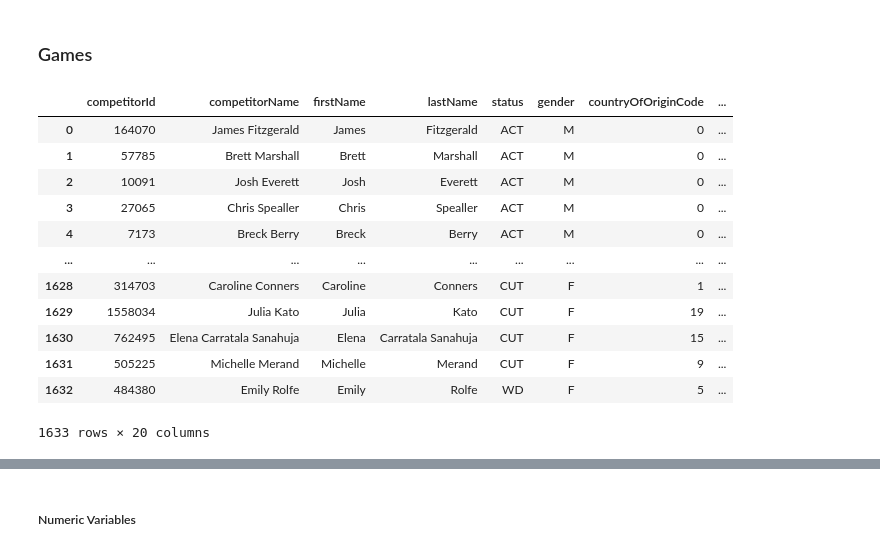
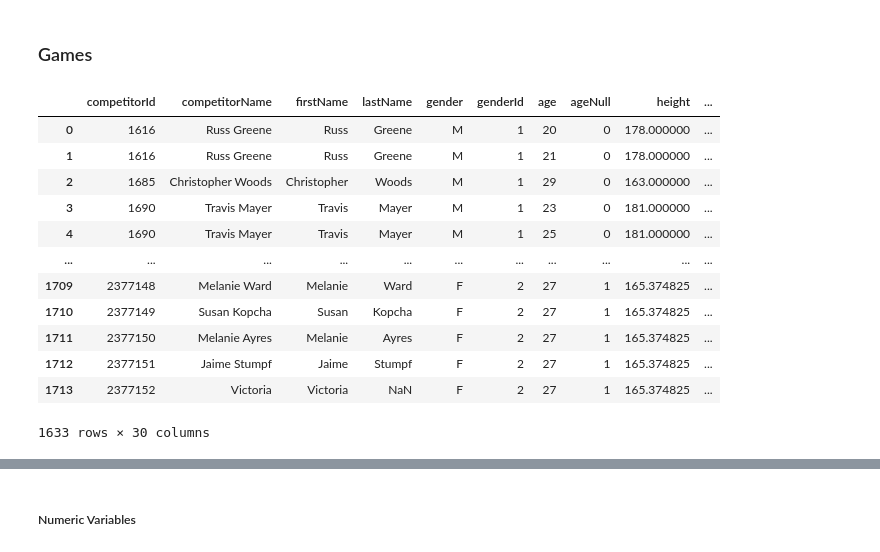
Before and after one commit to tgomesjuliana/ds-crossfit-games-competitions, a Jupyter notebook: data_analysis.ipynb, the cells around one changed output, grey strips where cells are left out. Drawn from its saved outputs; the diff is of its cells as text; code cells hidden in the pictures.

```diff
--- a/data_analysis.ipynb
+++ b/data_analysis.ipynb
@@ -19,17 +16,17 @@ df_games_conso = df_games_conso[df_games_conso['year'] != 2023]
-# %%
-df_games_conso
-# %% [output]
-|  | competitorId | competitorName | firstName | lastName | status | gender | countryOfOriginCode | ... |
-| 0 | 164070 | James Fitzgerald | James | Fitzgerald | ACT | M | 0 | ... |
-| 1 | 57785 | Brett Marshall | Brett | Marshall | ACT | M | 0 | ... |
-| 2 | 10091 | Josh Everett | Josh | Everett | ACT | M | 0 | ... |
-| 3 | 27065 | Chris Spealler | Chris | Spealler | ACT | M | 0 | ... |
-| 4 | 7173 | Breck Berry | Breck | Berry | ACT | M | 0 | ... |
-| ... | ... | ... | ... | ... | ... | ... | ... | ... |
-| 1628 | 314703 | Caroline Conners | Caroline | Conners | CUT | F | 1 | ... |
-| 1629 | 1558034 | Julia Kato | Julia | Kato | CUT | F | 19 | ... |
-| 1630 | 762495 | Elena Carratala Sanahuja | Elena | Carratala Sanahuja | CUT | F | 15 | ... |
-| 1631 | 505225 | Michelle Merand | Michelle | Merand | CUT | F | 9 | ... |
-| 1632 | 484380 | Emily Rolfe | Emily | Rolfe | WD | F | 5 | ... |
-1633 rows × 20 columns
+# %%
+df_games_and_open
+# %% [output]
+|  | competitorId | competitorName | firstName | lastName | gender | genderId | age | ageNull | height | ... |
+| 0 | 1616 | Russ Greene | Russ | Greene | M | 1 | 20 | 0 | 178.000000 | ... |
+| 1 | 1616 | Russ Greene | Russ | Greene | M | 1 | 21 | 0 | 178.000000 | ... |
+| 2 | 1685 | Christopher Woods | Christopher | Woods | M | 1 | 29 | 0 | 163.000000 | ... |
+| 3 | 1690 | Travis Mayer | Travis | Mayer | M | 1 | 23 | 0 | 181.000000 | ... |
+| 4 | 1690 | Travis Mayer | Travis | Mayer | M | 1 | 25 | 0 | 181.000000 | ... |
+| ... | ... | ... | ... | ... | ... | ... | ... | ... | ... | ... |
+| 1709 | 2377148 | Melanie Ward | Melanie | Ward | F | 2 | 27 | 1 | 165.374825 | ... |
+| 1710 | 2377149 | Susan Kopcha | Susan | Kopcha | F | 2 | 27 | 1 | 165.374825 | ... |
+| 1711 | 2377150 | Melanie Ayres | Melanie | Ayres | F | 2 | 27 | 1 | 165.374825 | ... |
+| 1712 | 2377151 | Jaime Stumpf | Jaime | Stumpf | F | 2 | 27 | 1 | 165.374825 | ... |
+| 1713 | 2377152 | Victoria | Victoria | NaN | F | 2 | 27 | 1 | 165.374825 | ... |
+1633 rows × 30 columns
 # %%
```
Also changed, not shown: parts of 7 cells of this notebook, 5 other files.
